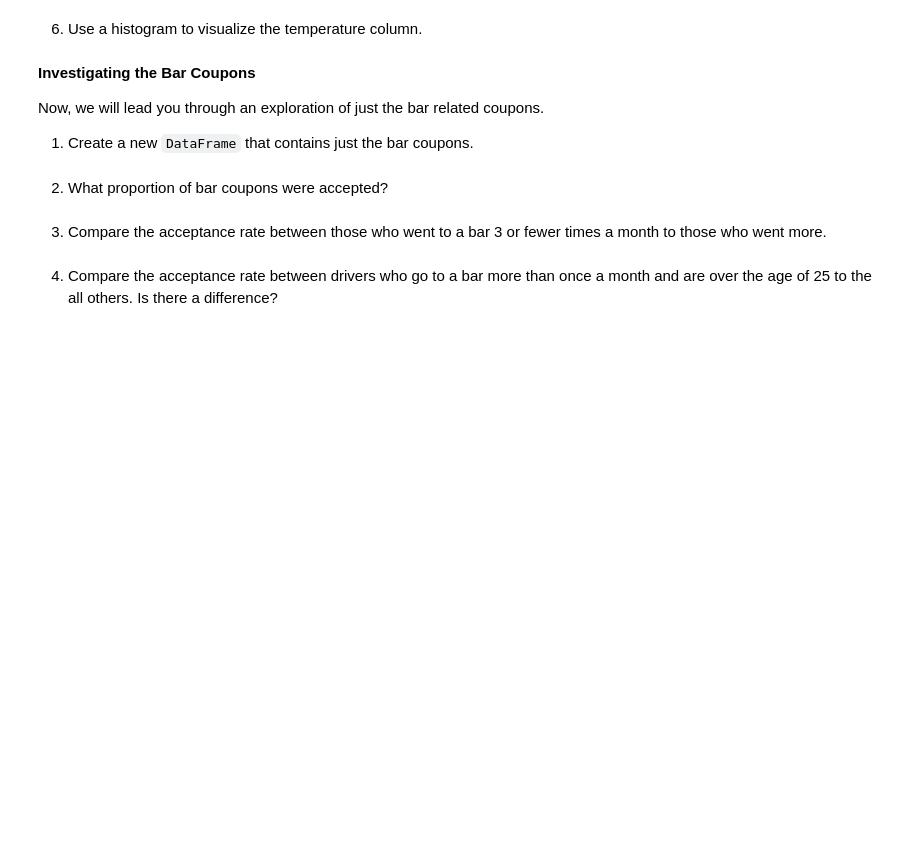
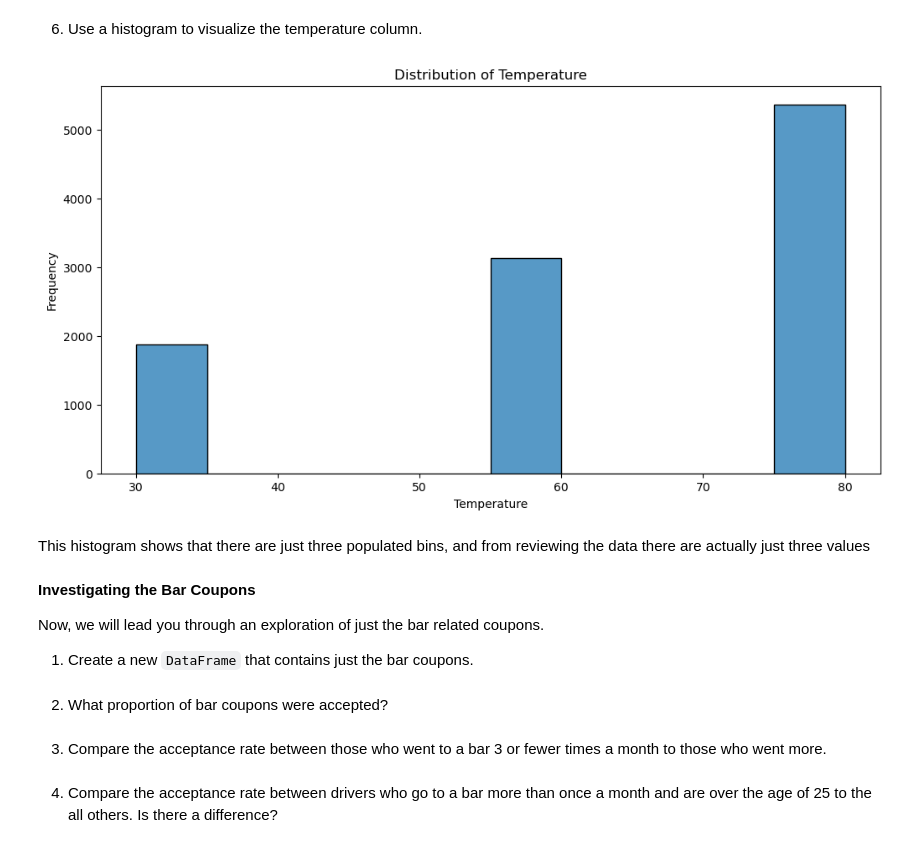
Before and after one commit to jheberer/Berkeley-Profession-Certificate-in-ML---Assignment-1, a Jupyter notebook: coupon.ipynb, the cells around one changed output. Cells and saved outputs as stored; diff of their text form; code cells hidden in the pictures; blank space fills up the shorter version.

```diff
--- a/coupon.ipynb
+++ b/coupon.ipynb
@@ -242,5 +300,17 @@ Missing values? False
 # %% [markdown]
 6. Use a histogram to visualize the temperature column.
+# %%
+plt.figure(figsize=(12, 6))
+sns.histplot(data['temperature'], bins=10)
+
+plt.title('Distribution of Temperature')
+plt.xlabel('Temperature')
+plt.ylabel('Frequency')
+plt.show()
+# %% [output]
+[figure, added]
+# %% [markdown]
+This histogram shows that there are just three populated bins, and from reviewing the data there are actually just three values
 # %% [markdown]
 **Investigating the Bar Coupons**
 
```
Also changed, not shown: parts of 9 cells of this notebook.
